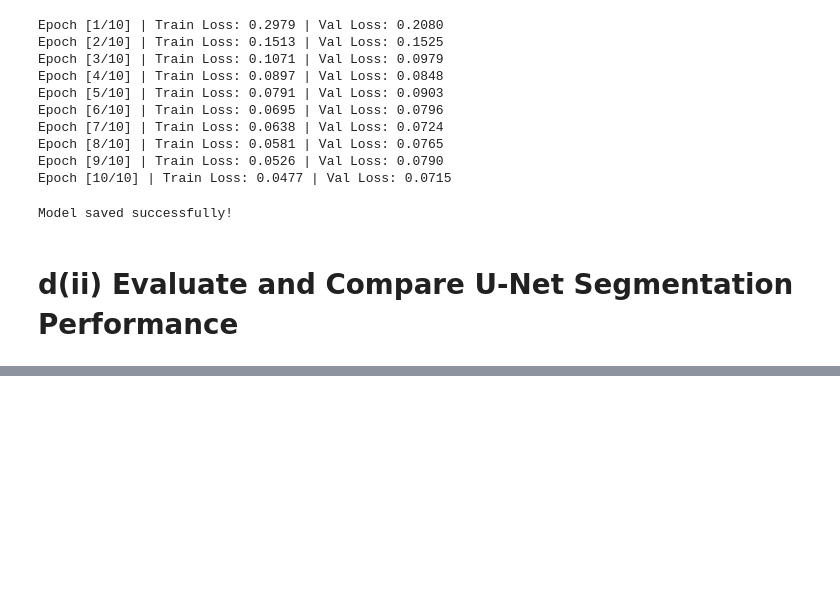
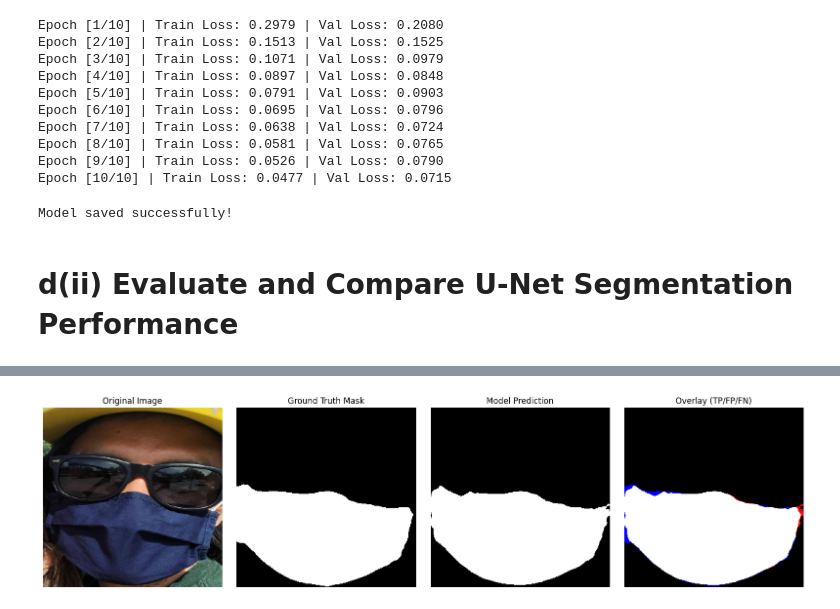
Before and after one commit to Owais-Md/VR_Project1_Aryan_Owais_IMT2022102_IMT2022502, a Jupyter notebook: Segmentation.ipynb, the cells around one changed output, grey strips where cells are left out. Cells and saved outputs as stored; diff of their text form; code cells hidden in the pictures; blank space fills up the shorter version.

Commit message:
Run the model on random images, and also generated viz for each image tested

```diff
--- a/Segmentation.ipynb
+++ b/Segmentation.ipynb
@@ -573,0 +580,91 @@ Loss: 0.0665 | IoU: 0.9240 | Dice Score: 0.9561
+# %%
+import random
+import os
+import matplotlib.pyplot as plt
+import cv2
+import numpy as np
+import torch
+
+# Create output directory if it doesn't exist
+output_dir = "output_viz"
+os.makedirs(output_dir, exist_ok=True)
+
+# Function to create overlay with true positive, false positive, and false negative
+def create_overlay(pred, mask):
+    pred = pred.squeeze().cpu().numpy() > 0.5  # Convert to binary
+    mask = mask.squeeze().cpu().numpy().astype(bool)
+
+    overlay = np.zeros_like(pred, dtype=np.uint8)
+
+    # True Positive (Correctly predicted foreground) -> White
+    overlay[(pred == 1) & (mask == 1)] = 255
+
+    # False Positive (Incorrectly predicted as foreground) -> Red
+    overlay[(pred == 1) & (mask == 0)] = 1
+
+    # False Negative (Missed foreground) -> Blue
+    overlay[(pred == 0) & (mask == 1)] = 2
+
+    # Map values to colors
+    color_overlay = np.zeros((overlay.shape[0], overlay.shape[1], 3), dtype=np.uint8)
+    color_overlay[overlay == 255] = [255, 255, 255]  # White for TP
+    color_overlay[overlay == 1] = [255, 0, 0]        # Red for FP
+    color_overlay[overlay == 2] = [0, 0, 255]        # Blue for FN
+    return color_overlay
+
+# Select 5 random test images
+model.eval()
+random_indices = random.sample(range(len(test_dataset)), 5)
+
+# Process, display, and save results for 5 random images
+for idx in random_indices:
+    image, mask = test_dataset[idx]
+    image, mask = image.to(device).unsqueeze(0), mask.to(device).unsqueeze(0)
+
+    # Get Prediction
+    with torch.no_grad():
+        pred = model(image)
+
+    # Get overlay of prediction and ground truth
+    overlay = create_overlay(pred, mask)
+
+    # Prepare images for display and saving
+    image_np = (image.squeeze().permute(1, 2, 0).cpu().numpy() * 255).astype(np.uint8)  # CHW -> HWC, rescale
+    mask_np = (mask.squeeze().cpu().numpy() * 255).astype(np.uint8)
+    pred_np = (pred.squeeze().cpu().numpy() > 0.5).astype(np.uint8) * 255
+
+    # Plot and save results in a single figure
+    fig, axes = plt.subplots(1, 4, figsize=(16, 4))
+
+    # Plot Original Image
+    axes[0].imshow(image_np)
+    axes[0].set_title("Original Image")
+    axes[0].axis("off")
+
+    # Plot Ground Truth Mask
+    axes[1].imshow(mask_np, cmap="gray")
+    axes[1].set_title("Ground Truth Mask")
+    axes[1].axis("off")
+
+    # Plot Model Prediction
+    axes[2].imshow(pred_np, cmap="gray")
+    axes[2].set_title("Model Prediction")
+    axes[2].axis("off")
+
+    # Plot Overlay
+    axes[3].imshow(overlay)
+    axes[3].set_title("Overlay (TP/FP/FN)")
+    axes[3].axis("off")
+
+    # Save the figure as result_{idx}.png in output_viz directory
+    output_path = os.path.join(output_dir, f"result_{idx}.png")
+    plt.tight_layout()
+    plt.savefig(output_path, bbox_inches="tight", dpi=300)
+
+    # Display the figure
+    plt.show()
+    plt.close()
+
+print(f"Results saved and displayed successfully in '{output_dir}' folder.")
+# %% [output]
+[figure, added]
```
Also changed, not shown: parts of 5 cells of this notebook, 5 other files.
